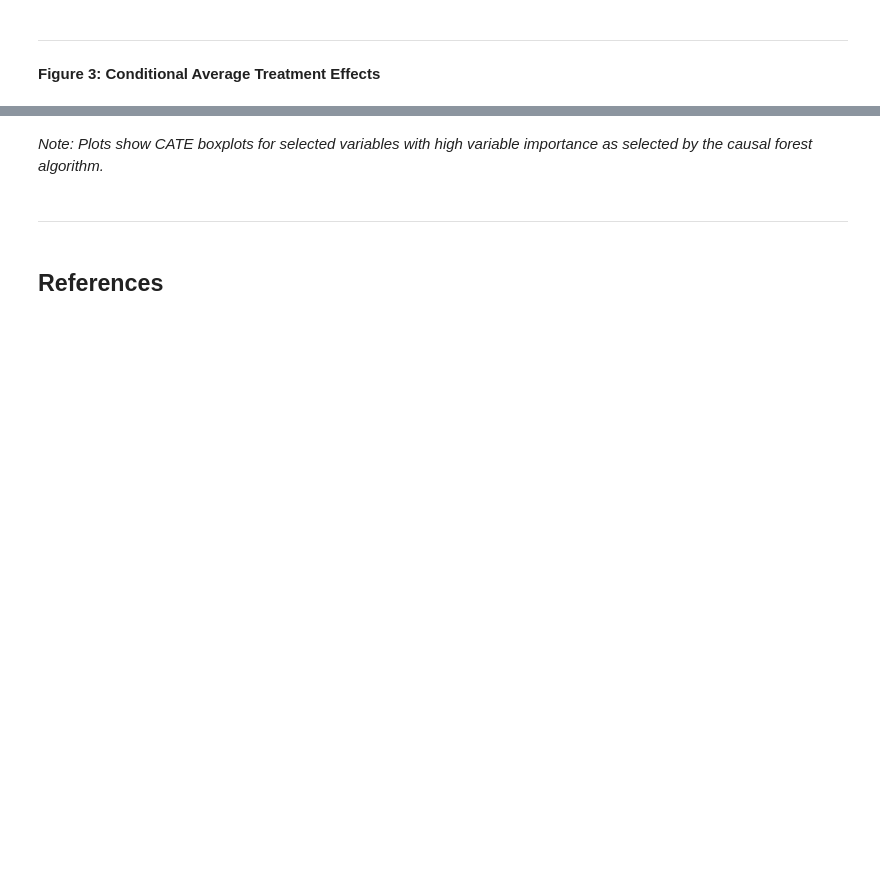
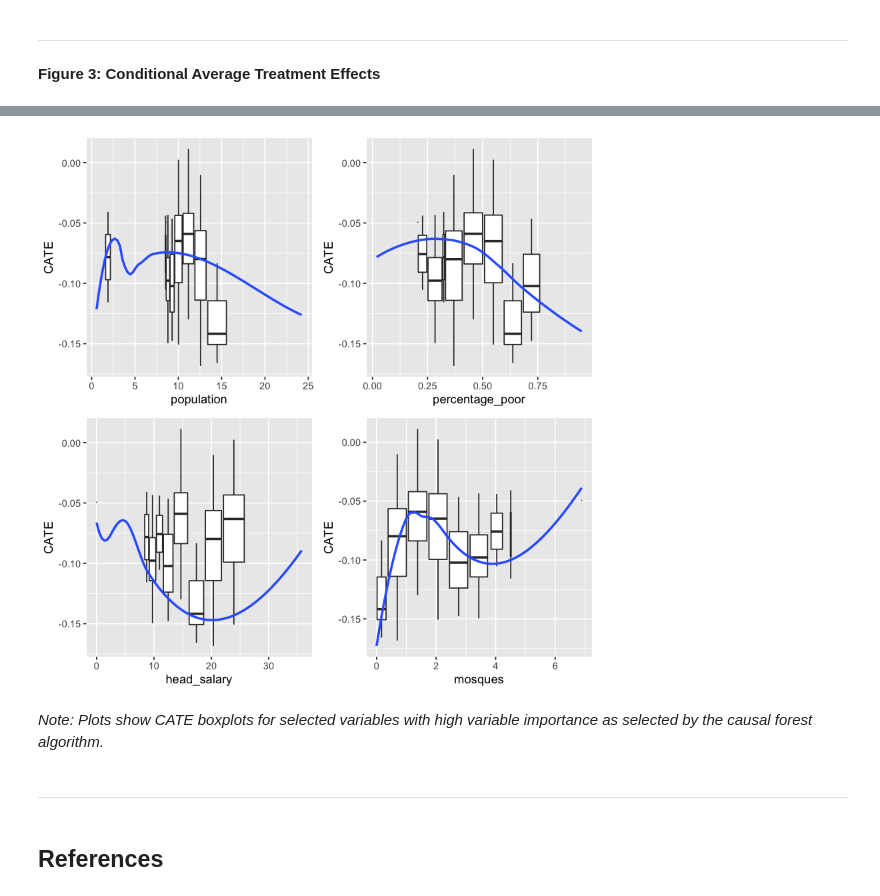
Before and after one commit to gerwinkiessling/CompStat, a Jupyter notebook: Project_Corruption.ipynb, the cells around one changed output, grey strips where cells are left out. Saved outputs shown, nothing was run; the diff lists cells and outputs as text; code cells hidden in the pictures; blank space fills up the shorter version.

```diff
--- a/Project_Corruption.ipynb
+++ b/Project_Corruption.ipynb
@@ -401,4 +381,5 @@ CATE_plot_function(randomization_data, road_data)
 # %% [markdown]
 **Figure 3: Conditional Average Treatment Effects**
 # %%
-boxplots(forest='cf_honest_clustered', variable_importance='variable_importance_honest_clustered')
+boxplots(forest='cf_honest_clustered', variable_importance='variable_importance_honest_clustered', dataset1=randomization_data, dataset2=road_data)
+# %% [output]
@@ -405,3 +394,4 @@ boxplots(forest='cf_honest_clustered', variable_importance='variable_importance_
+[figure, added]
 # %% [markdown]
 _Note: Plots show CATE boxplots for selected variables with high variable importance as selected by the causal forest algorithm._
 # %% [markdown]
```
Also changed, not shown: parts of 30 cells of this notebook.
